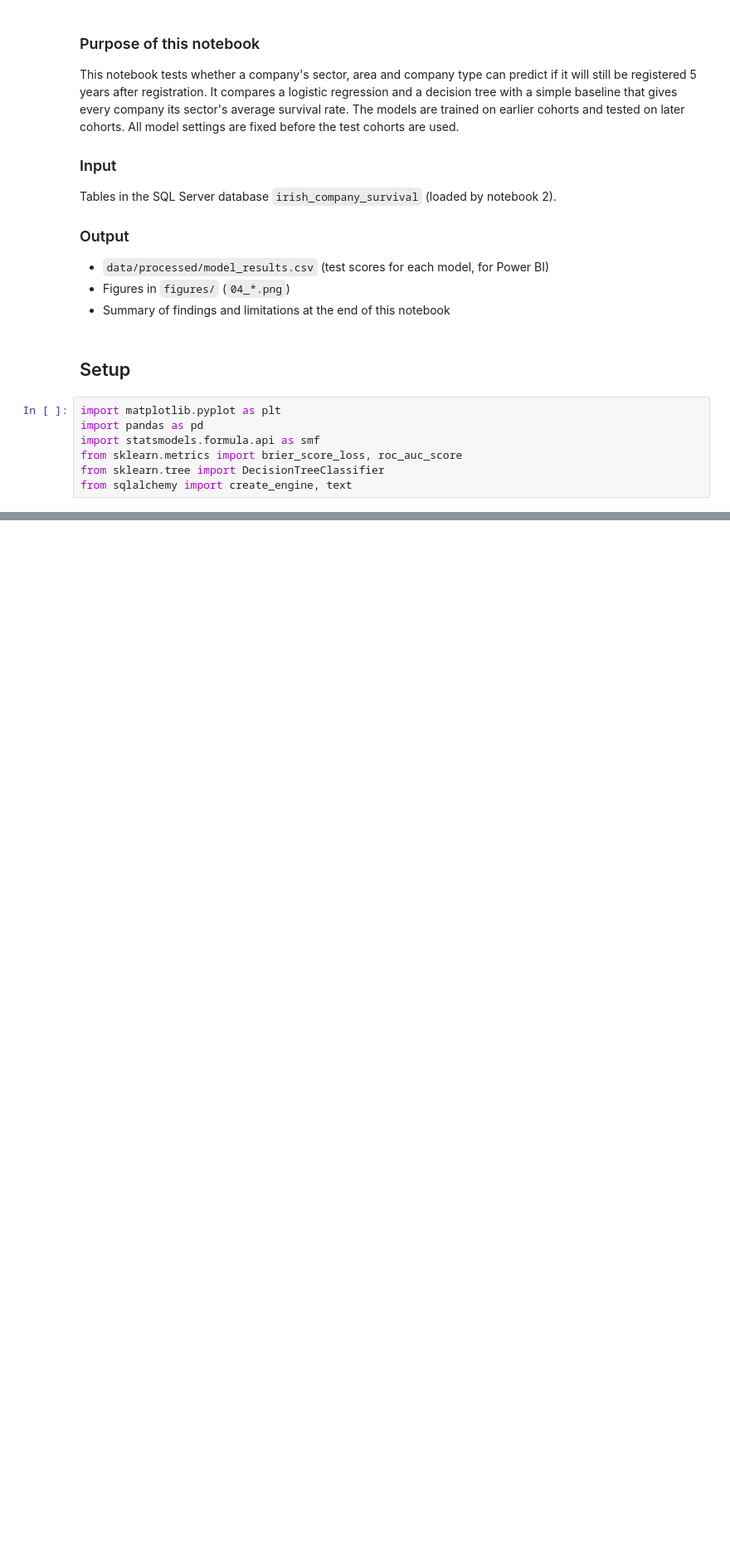
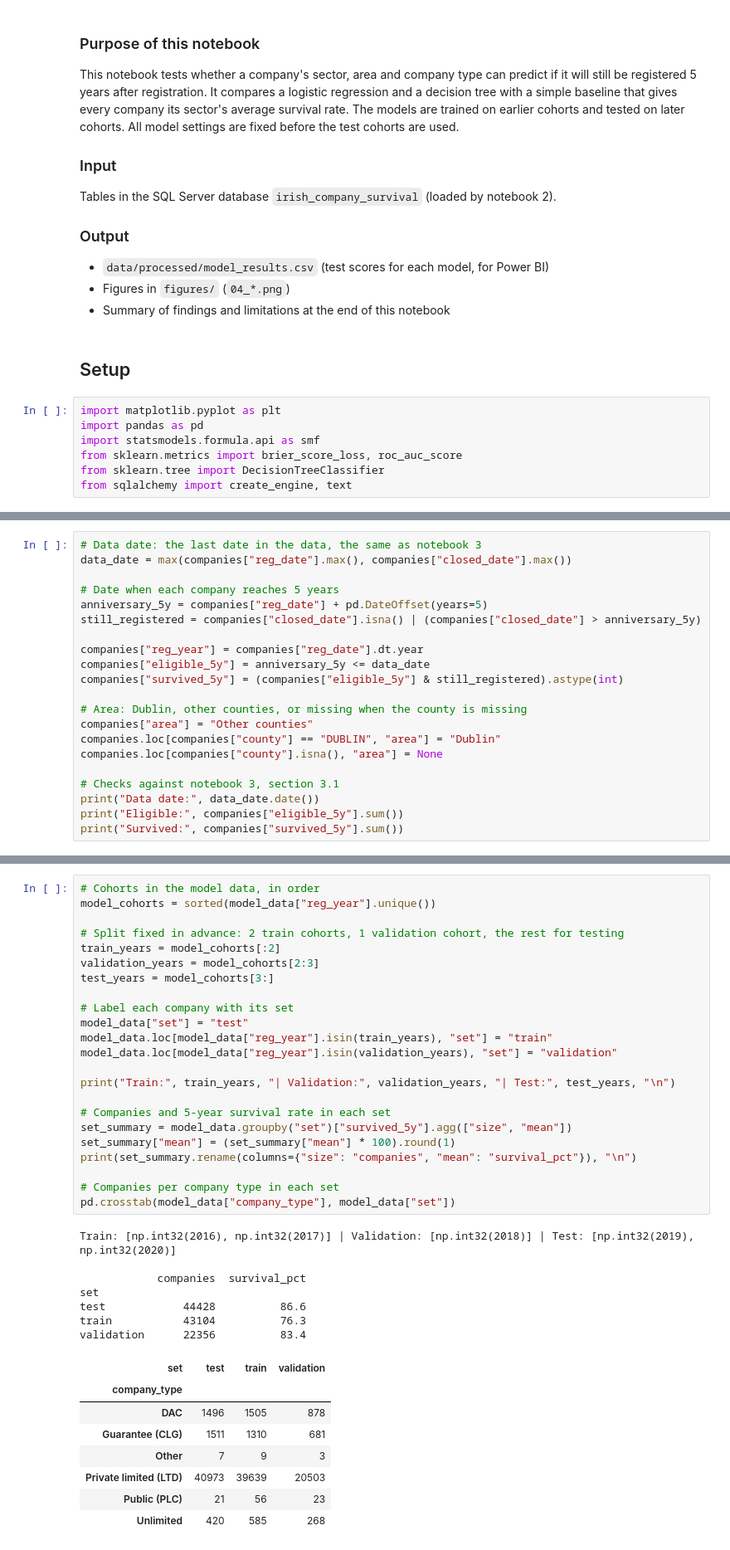
Before and after one commit to temulenbd/irish-company-survival-analysis, a Jupyter notebook: notebooks/4_survival_model.ipynb, the cells around one changed output, grey strips where cells are left out. Shown at 83% size. Drawn from its saved outputs; the diff is of its cells as text; blank space fills up the shorter version.

```diff
--- a/notebooks/4_survival_model.ipynb
+++ b/notebooks/4_survival_model.ipynb
@@ -26,0 +92,21 @@ from sqlalchemy import create_engine, text
+# %%
+# Data date: the last date in the data, the same as notebook 3
+data_date = max(companies["reg_date"].max(), companies["closed_date"].max())
+
+# Date when each company reaches 5 years
+anniversary_5y = companies["reg_date"] + pd.DateOffset(years=5)
+still_registered = companies["closed_date"].isna() | (companies["closed_date"] > anniversary_5y)
+
+companies["reg_year"] = companies["reg_date"].dt.year
+companies["eligible_5y"] = anniversary_5y <= data_date
+companies["survived_5y"] = (companies["eligible_5y"] & still_registered).astype(int)
+
+# Area: Dublin, other counties, or missing when the county is missing
+companies["area"] = "Other counties"
+companies.loc[companies["county"] == "DUBLIN", "area"] = "Dublin"
+companies.loc[companies["county"].isna(), "area"] = None
+
+# Checks against notebook 3, section 3.1
+print("Data date:", data_date.date())
+print("Eligible:", companies["eligible_5y"].sum())
+print("Survived:", companies["survived_5y"].sum())
@@ -26,0 +183,39 @@ from sqlalchemy import create_engine, text
+# %%
+# Cohorts in the model data, in order
+model_cohorts = sorted(model_data["reg_year"].unique())
+
+# Split fixed in advance: 2 train cohorts, 1 validation cohort, the rest for testing
+train_years = model_cohorts[:2]
+validation_years = model_cohorts[2:3]
+test_years = model_cohorts[3:]
+
+# Label each company with its set
+model_data["set"] = "test"
+model_data.loc[model_data["reg_year"].isin(train_years), "set"] = "train"
+model_data.loc[model_data["reg_year"].isin(validation_years), "set"] = "validation"
+
+print("Train:", train_years, "| Validation:", validation_years, "| Test:", test_years, "\n")
+
+# Companies and 5-year survival rate in each set
+set_summary = model_data.groupby("set")["survived_5y"].agg(["size", "mean"])
+set_summary["mean"] = (set_summary["mean"] * 100).round(1)
+print(set_summary.rename(columns={"size": "companies", "mean": "survival_pct"}), "\n")
+
+# Companies per company type in each set
+pd.crosstab(model_data["company_type"], model_data["set"])
+# %% [output]
+Train: [np.int32(2016), np.int32(2017)] | Validation: [np.int32(2018)] | Test: [np.int32(2019), np.int32(2020)]
+
+            companies  survival_pct
+set
+test            44428          86.6
+train           43104          76.3
+validation      22356          83.4
+| set | test | train | validation |
+| company_type |  |  |  |
+| DAC | 1496 | 1505 | 878 |
+| Guarantee (CLG) | 1511 | 1310 | 681 |
+| Other | 7 | 9 | 3 |
+| Private limited (LTD) | 40973 | 39639 | 20503 |
+| Public (PLC) | 21 | 56 | 23 |
+| Unlimited | 420 | 585 | 268 |
```
Also changed, not shown: parts of 41 cells of this notebook, 2 other files.
